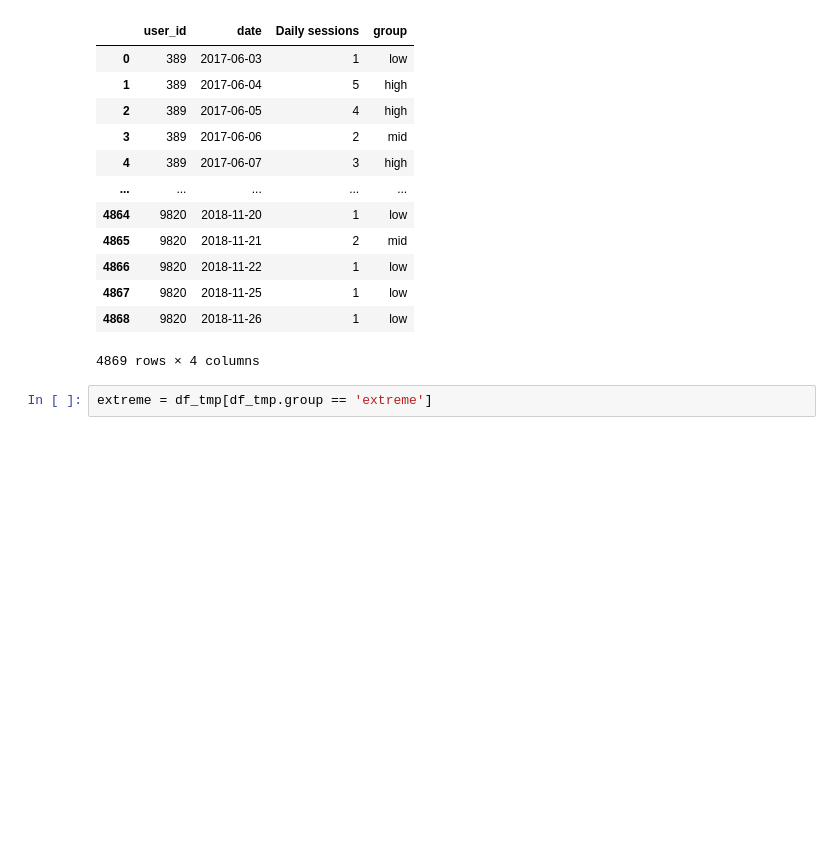
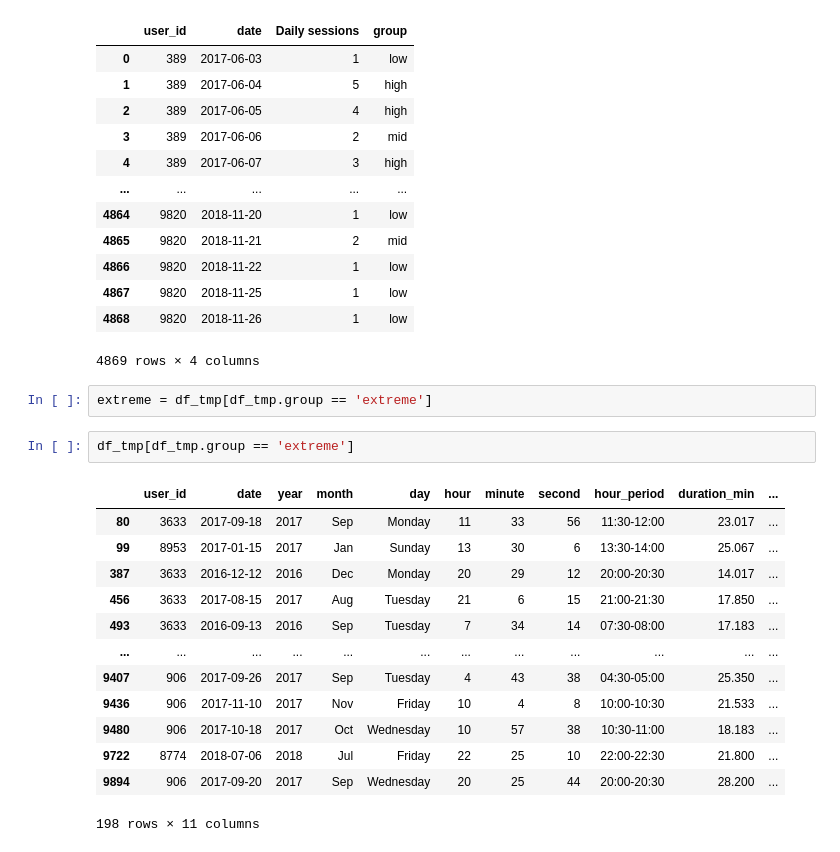
Before and after one commit to astenast/Smartphone_User_Engagement, a Jupyter notebook: Classification.ipynb, the cells around one changed output. Saved outputs shown, nothing was run; the diff lists cells and outputs as text; blank space fills up the shorter version.

```diff
--- a/Classification.ipynb
+++ b/Classification.ipynb
@@ -110,4 +110,20 @@ df_session
 4869 rows × 4 columns
 # %%
 extreme = df_tmp[df_tmp.group == 'extreme']
+# %%
+df_tmp[df_tmp.group == 'extreme']
+# %% [output]
+|  | user_id | date | year | month | day | hour | minute | second | hour_period | duration_min | ... |
+| 80 | 3633 | 2017-09-18 | 2017 | Sep | Monday | 11 | 33 | 56 | 11:30-12:00 | 23.017 | ... |
+| 99 | 8953 | 2017-01-15 | 2017 | Jan | Sunday | 13 | 30 | 6 | 13:30-14:00 | 25.067 | ... |
+| 387 | 3633 | 2016-12-12 | 2016 | Dec | Monday | 20 | 29 | 12 | 20:00-20:30 | 14.017 | ... |
+| 456 | 3633 | 2017-08-15 | 2017 | Aug | Tuesday | 21 | 6 | 15 | 21:00-21:30 | 17.850 | ... |
+| 493 | 3633 | 2016-09-13 | 2016 | Sep | Tuesday | 7 | 34 | 14 | 07:30-08:00 | 17.183 | ... |
+| ... | ... | ... | ... | ... | ... | ... | ... | ... | ... | ... | ... |
+| 9407 | 906 | 2017-09-26 | 2017 | Sep | Tuesday | 4 | 43 | 38 | 04:30-05:00 | 25.350 | ... |
+| 9436 | 906 | 2017-11-10 | 2017 | Nov | Friday | 10 | 4 | 8 | 10:00-10:30 | 21.533 | ... |
+| 9480 | 906 | 2017-10-18 | 2017 | Oct | Wednesday | 10 | 57 | 38 | 10:30-11:00 | 18.183 | ... |
+| 9722 | 8774 | 2018-07-06 | 2018 | Jul | Friday | 22 | 25 | 10 | 22:00-22:30 | 21.800 | ... |
+| 9894 | 906 | 2017-09-20 | 2017 | Sep | Wednesday | 20 | 25 | 44 | 20:00-20:30 | 28.200 | ... |
+198 rows × 11 columns
 # %%
```
Also changed, not shown: parts of 5 cells of this notebook.
